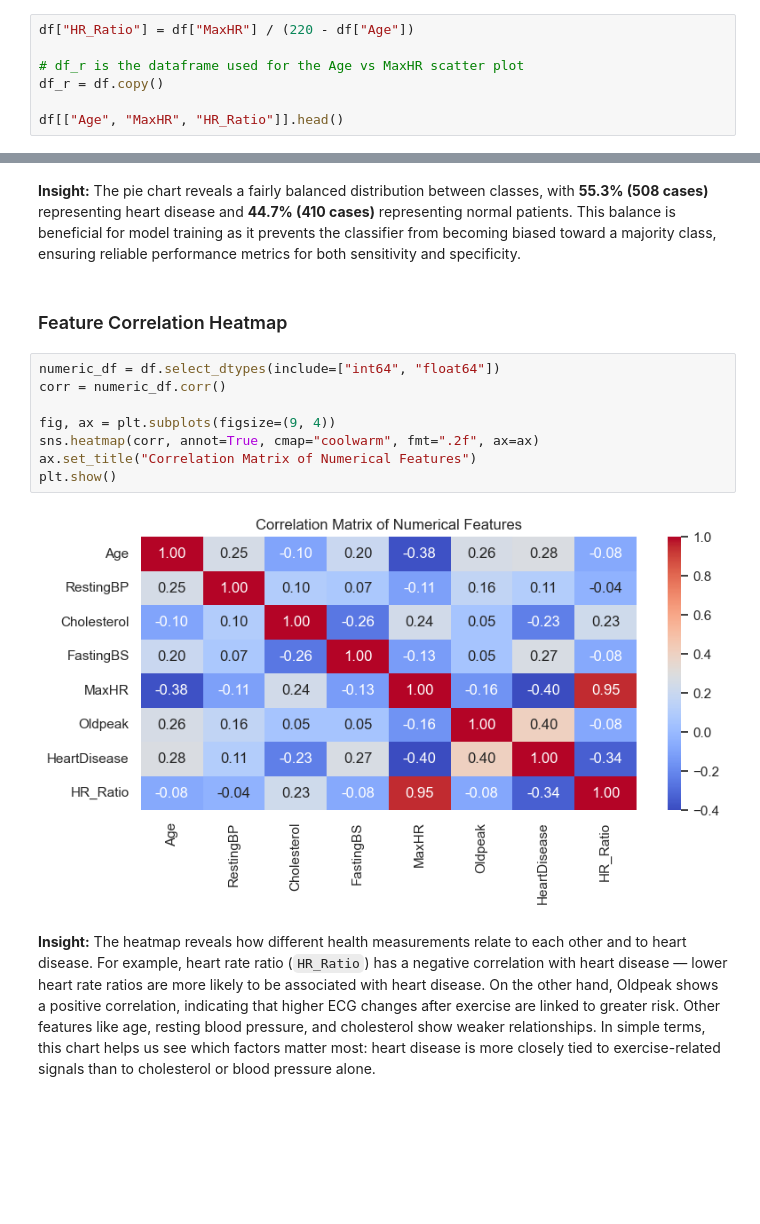
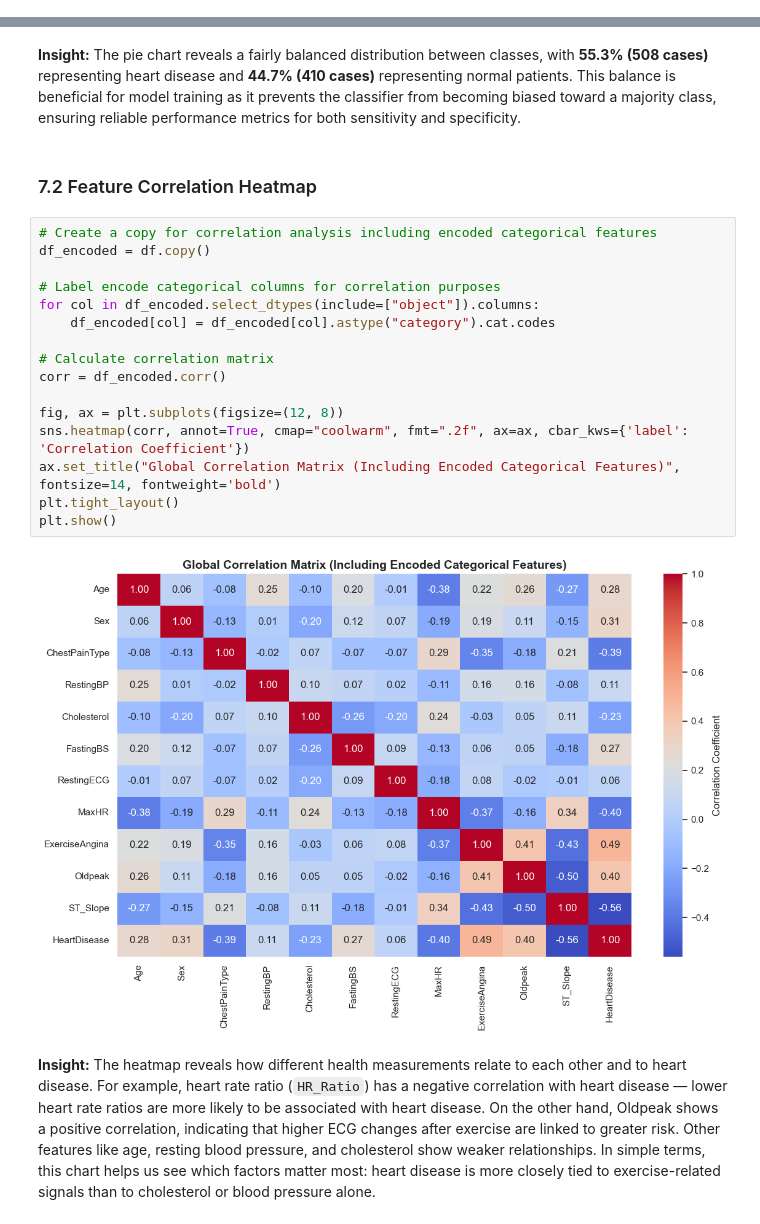
Before and after one commit to NFP-05/heart-disease-prediction, a Jupyter notebook: notebooks/EDA_Heart_Disease.ipynb, the cells around one changed output, grey strips where cells are left out. Cells and saved outputs as stored; diff of their text form; blank space fills up the shorter version.

Commit message:
Big changes in EDA: Restructuring the notebook (Heading, Bivariate Analysis, etc.), Add more analysis in Section 5, Delete HR_Ratio from EDA phase (Notebook)

```diff
--- a/notebooks/EDA_Heart_Disease.ipynb
+++ b/notebooks/EDA_Heart_Disease.ipynb
@@ -158,7 +157,0 @@ is used for the Age vs MaxHR scatter plot.
-# %%
-df["HR_Ratio"] = df["MaxHR"] / (220 - df["Age"])
-
-# df_r is the dataframe used for the Age vs MaxHR scatter plot
-df_r = df.copy()
-
-df[["Age", "MaxHR", "HR_Ratio"]].head()
@@ -450,17 +529,25 @@ cases)** representing heart disease and **44.7% (410 cases)** representing norma
 beneficial for model training as it prevents the classifier from becoming biased toward a majority class,
 ensuring reliable performance metrics for both sensitivity and specificity.
 # %% [markdown]
-### Feature Correlation Heatmap
+### 7.2 Feature Correlation Heatmap
 # %%
-numeric_df = df.select_dtypes(include=["int64", "float64"])
-corr = numeric_df.corr()
+# Create a copy for correlation analysis including encoded categorical features
+df_encoded = df.copy()
 
-fig, ax = plt.subplots(figsize=(9, 4))
-sns.heatmap(corr, annot=True, cmap="coolwarm", fmt=".2f", ax=ax)
-ax.set_title("Correlation Matrix of Numerical Features")
+# Label encode categorical columns for correlation purposes
+for col in df_encoded.select_dtypes(include=["object"]).columns:
+    df_encoded[col] = df_encoded[col].astype("category").cat.codes
+
+# Calculate correlation matrix
+corr = df_encoded.corr()
+
+fig, ax = plt.subplots(figsize=(12, 8))
+sns.heatmap(corr, annot=True, cmap="coolwarm", fmt=".2f", ax=ax, cbar_kws={'label': 'Correlation Coefficient'})
+ax.set_title("Global Correlation Matrix (Including Encoded Categorical Features)", fontsize=14, fontweight='bold')
+plt.tight_layout()
 plt.show()
 # %% [output]
-[figure, old version]
+[figure, new version]
 # %% [markdown]
 **Insight:** The heatmap reveals how different health measurements relate to each other and to heart
 disease. For example, heart rate ratio (`HR_Ratio`) has a negative correlation with heart disease — lower
```
Also changed, not shown: parts of 56 cells of this notebook.
